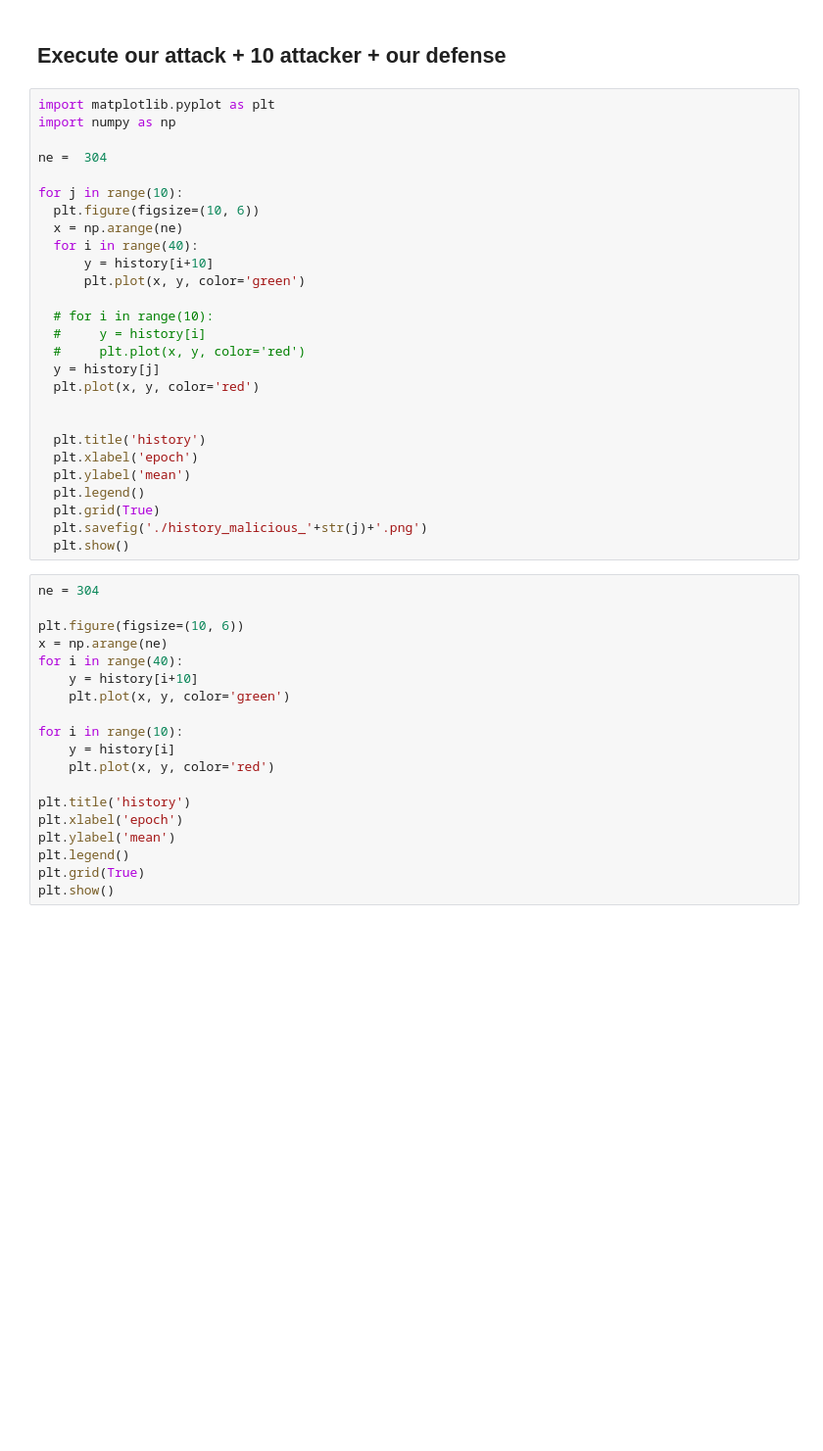
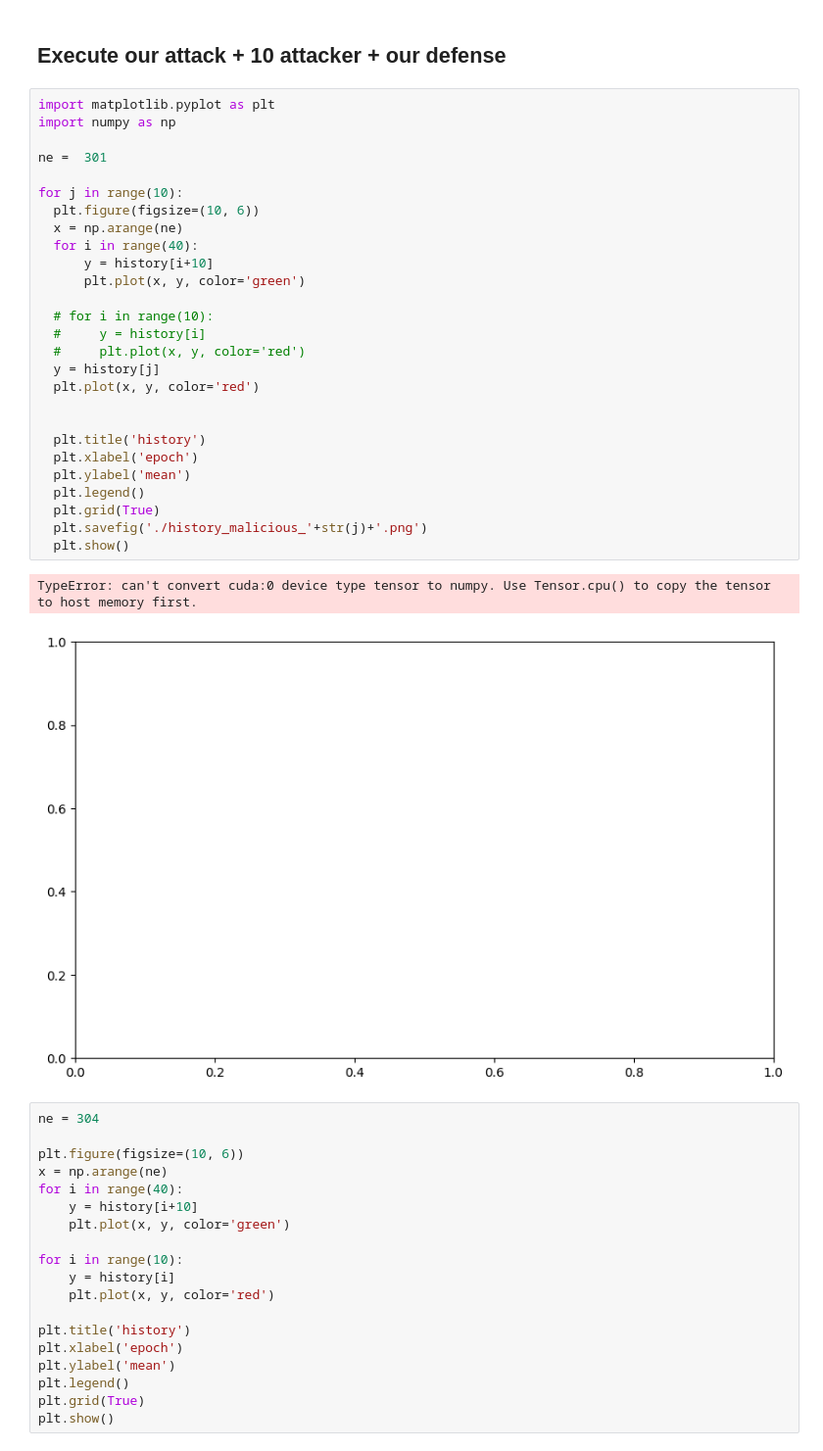
Before and after one commit to HizanLi/CPEN497-FL, a Jupyter notebook: CPEN497-499/CPEN499_non_iid_our_cifar10_torch_history.ipynb, the cells around one changed output. Shown: that part at 98% size. Saved outputs shown, nothing was run; the diff lists cells and outputs as text; blank space fills up the shorter version.

```diff
--- a/CPEN497-499/CPEN499_non_iid_our_cifar10_torch_history.ipynb
+++ b/CPEN497-499/CPEN499_non_iid_our_cifar10_torch_history.ipynb
@@ -664,30 +688,33 @@ for n_attacker in n_attackers:
 # %%
 import matplotlib.pyplot as plt
 import numpy as np
 
-ne =  304
+ne =  301
 
 for j in range(10):
   plt.figure(figsize=(10, 6))
   x = np.arange(ne)
   for i in range(40):
       y = history[i+10]
       plt.plot(x, y, color='green')
 
   # for i in range(10):
   #     y = history[i]
   #     plt.plot(x, y, color='red')
   y = history[j]
   plt.plot(x, y, color='red')
 
 
   plt.title('history')
   plt.xlabel('epoch')
   plt.ylabel('mean')
   plt.legend()
   plt.grid(True)
   plt.savefig('./history_malicious_'+str(j)+'.png')
   plt.show()
+# %% [output]
+TypeError: can't convert cuda:0 device type tensor to numpy. Use Tensor.cpu() to copy the tensor to host memory first.
+[figure, added]
 # %%
 ne = 304
 
```
Also changed, not shown: parts of 4 cells of this notebook.
